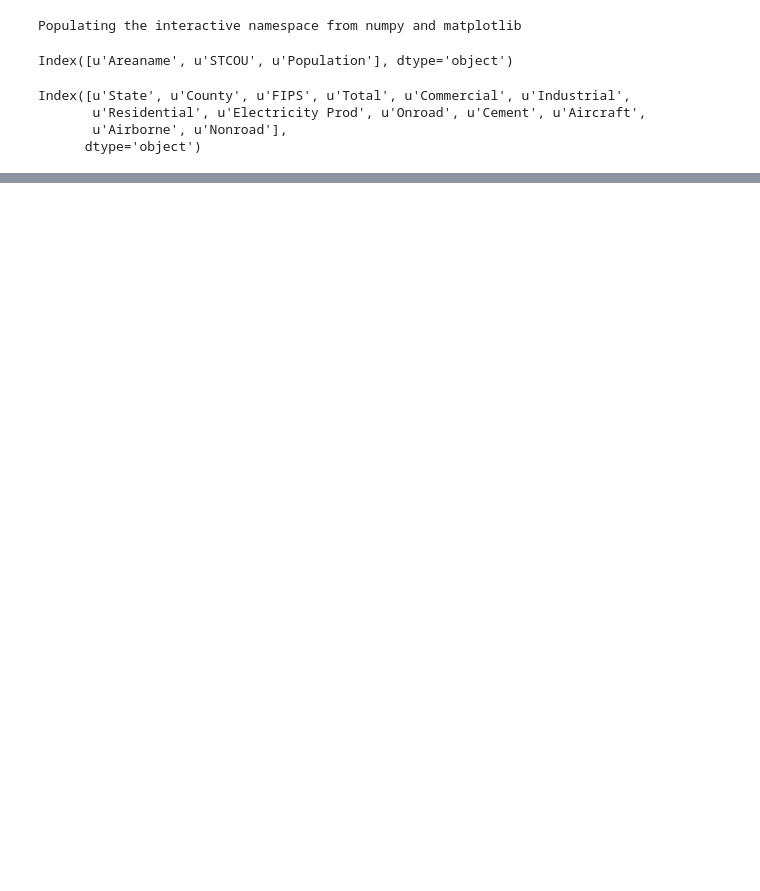
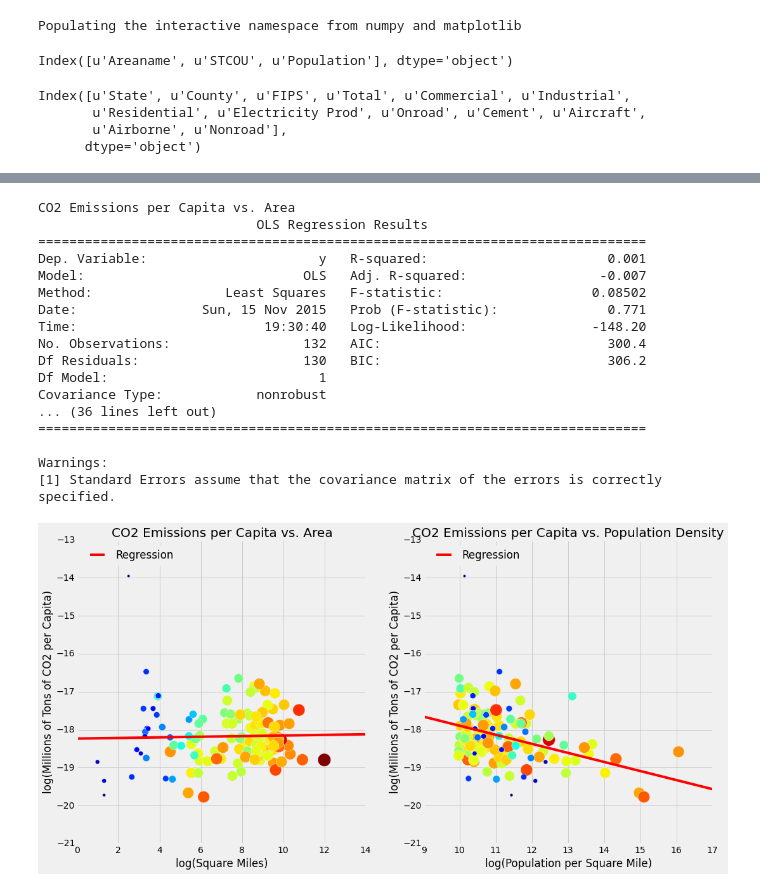
Before and after one commit to docmarionum1/vulcan, a Jupyter notebook: PS2.ipynb, the cells around one changed output, grey strips where cells are left out. Cells and saved outputs as stored; diff of their text form; code cells hidden in the pictures; blank space fills up the shorter version.

```diff
--- a/PS2.ipynb
+++ b/PS2.ipynb
@@ -36,0 +192,23 @@ merged.plot('Population', 'Total', kind='scatter', logy=True, logx=True)
+# %%
+filtered = merged[merged.PopulationDensity>1000]
+fig, (axes) = plt.subplots(figsize=(16,8), nrows=1, ncols=2)
+commonRegressions(filtered, axes)
+# %% [output]
+CO2 Emissions per Capita vs. Area
+                            OLS Regression Results
+==============================================================================
+Dep. Variable:                      y   R-squared:                       0.001
+Model:                            OLS   Adj. R-squared:                 -0.007
+Method:                 Least Squares   F-statistic:                   0.08502
+Date:                Sun, 15 Nov 2015   Prob (F-statistic):              0.771
+Time:                        19:30:40   Log-Likelihood:                -148.20
+No. Observations:                 132   AIC:                             300.4
+Df Residuals:                     130   BIC:                             306.2
+Df Model:                           1
+Covariance Type:            nonrobust
+... (36 lines left out)
+==============================================================================
+
+Warnings:
+[1] Standard Errors assume that the covariance matrix of the errors is correctly specified.
+[figure, added]
```
Also changed, not shown: parts of 66 cells of this notebook, 11 other files.
